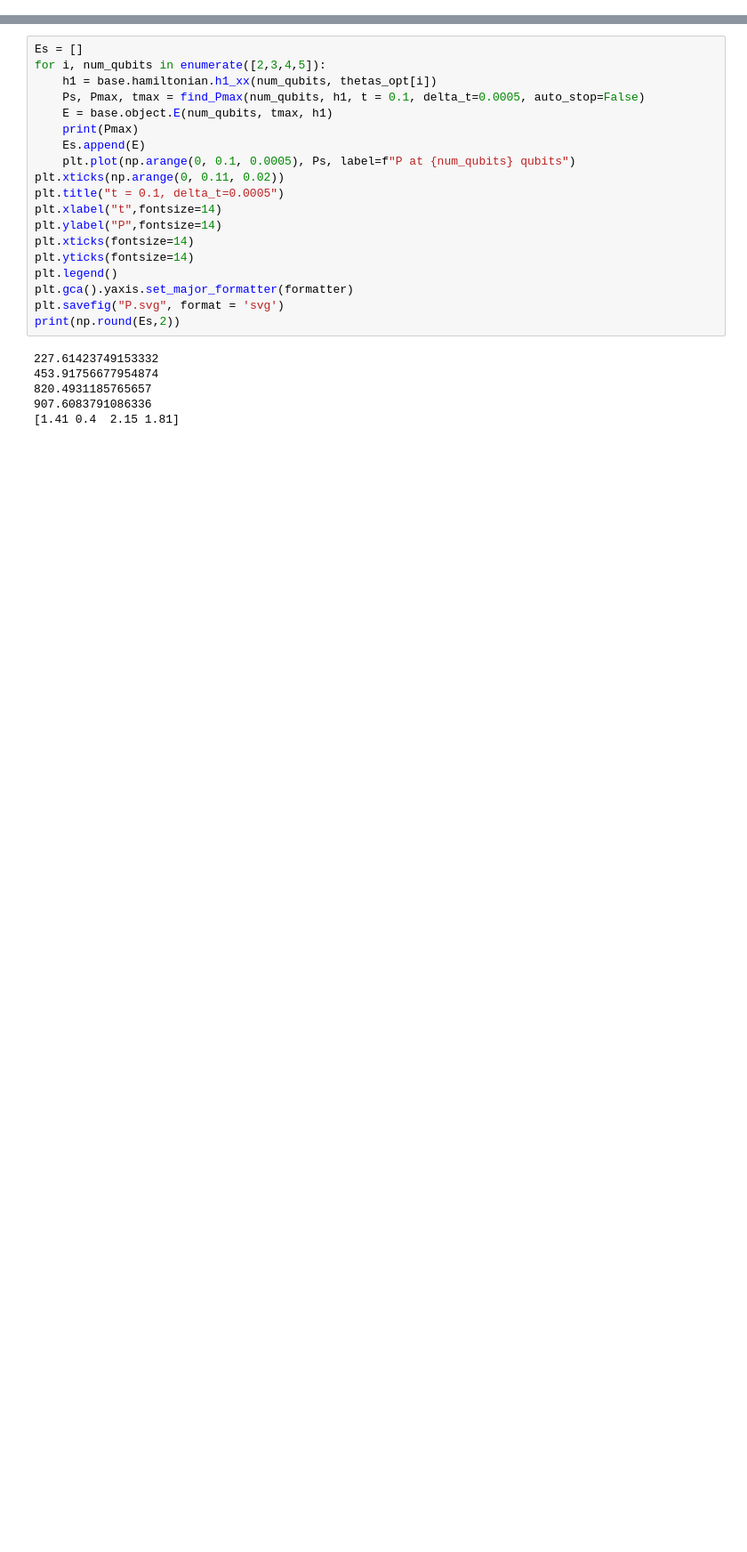
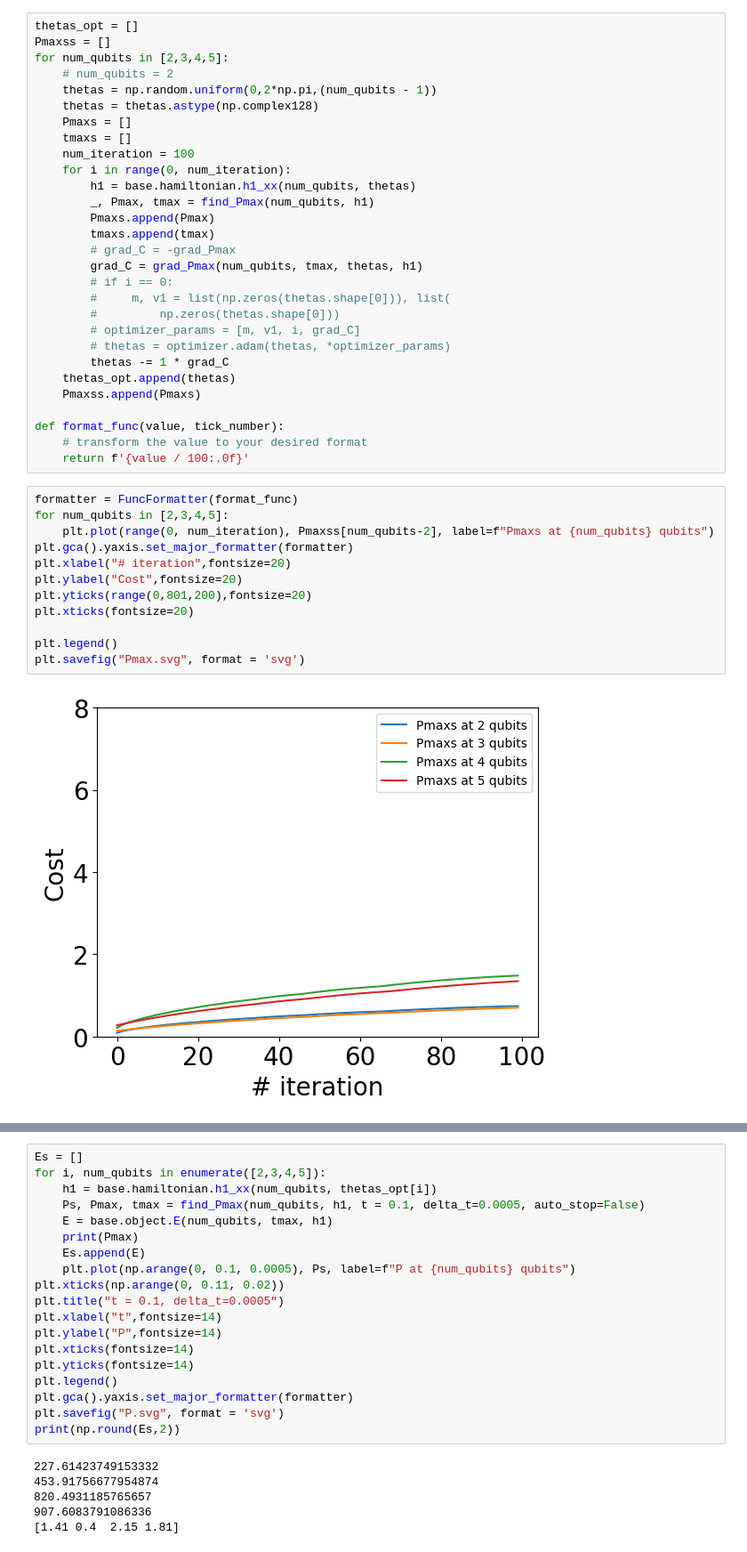
Before and after one commit to Vminhkiet/qbattery, a Jupyter notebook: calculate_energy.ipynb, the cells around one changed output, grey strips where cells are left out. Shown at 89% size. Cells and saved outputs as stored; diff of their text form; blank space fills up the shorter version.

Commit message:
Update figure and drawing

```diff
--- a/calculate_energy.ipynb
+++ b/calculate_energy.ipynb
@@ -38,4 +44,47 @@ def find_Pmax(num_qubits, h1, t = 2, delta_t = 0.01, auto_stop = True):
     Pmax = np.max(Ps)
     tmax = ts[np.argmax(Ps)]
     return Ps, Pmax, tmax
+# %%
+thetas_opt = []
+Pmaxss = []
+for num_qubits in [2,3,4,5]:
+    # num_qubits = 2
+    thetas = np.random.uniform(0,2*np.pi,(num_qubits - 1))
+    thetas = thetas.astype(np.complex128)
+    Pmaxs = []
+    tmaxs = []
+    num_iteration = 100
+    for i in range(0, num_iteration):
+        h1 = base.hamiltonian.h1_xx(num_qubits, thetas)
+        _, Pmax, tmax = find_Pmax(num_qubits, h1)
+        Pmaxs.append(Pmax)
+        tmaxs.append(tmax)
+        # grad_C = -grad_Pmax
+        grad_C = grad_Pmax(num_qubits, tmax, thetas, h1)
+        # if i == 0:
+        #     m, v1 = list(np.zeros(thetas.shape[0])), list(
+        #         np.zeros(thetas.shape[0]))
+        # optimizer_params = [m, v1, i, grad_C]
+        # thetas = optimizer.adam(thetas, *optimizer_params)
+        thetas -= 1 * grad_C
+    thetas_opt.append(thetas)
+    Pmaxss.append(Pmaxs)
+
+def format_func(value, tick_number):
+    # transform the value to your desired format
+    return f'{value / 100:.0f}'
+# %%
+formatter = FuncFormatter(format_func)
+for num_qubits in [2,3,4,5]:
+    plt.plot(range(0, num_iteration), Pmaxss[num_qubits-2], label=f"Pmaxs at {num_qubits} qubits")
+plt.gca().yaxis.set_major_formatter(formatter)
+plt.xlabel("# iteration",fontsize=20)
+plt.ylabel("Cost",fontsize=20)
+plt.yticks(range(0,801,200),fontsize=20)
+plt.xticks(fontsize=20)
+
+plt.legend()
+plt.savefig("Pmax.svg", format = 'svg')
+# %% [output]
+[figure, added]
 # %%
```
Also changed, not shown: parts of 4 cells of this notebook, 11 other files.
